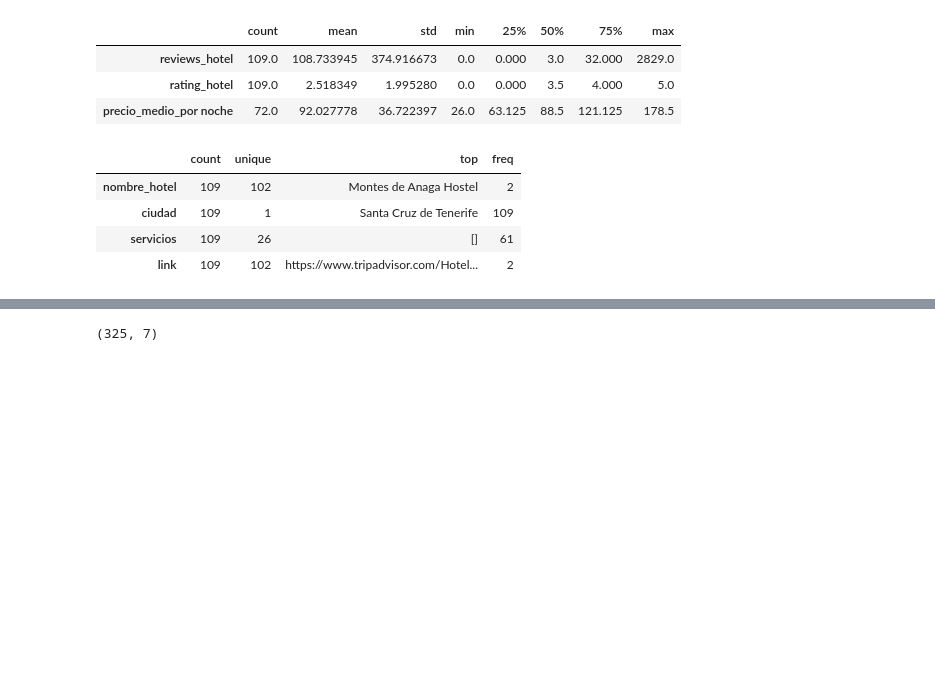
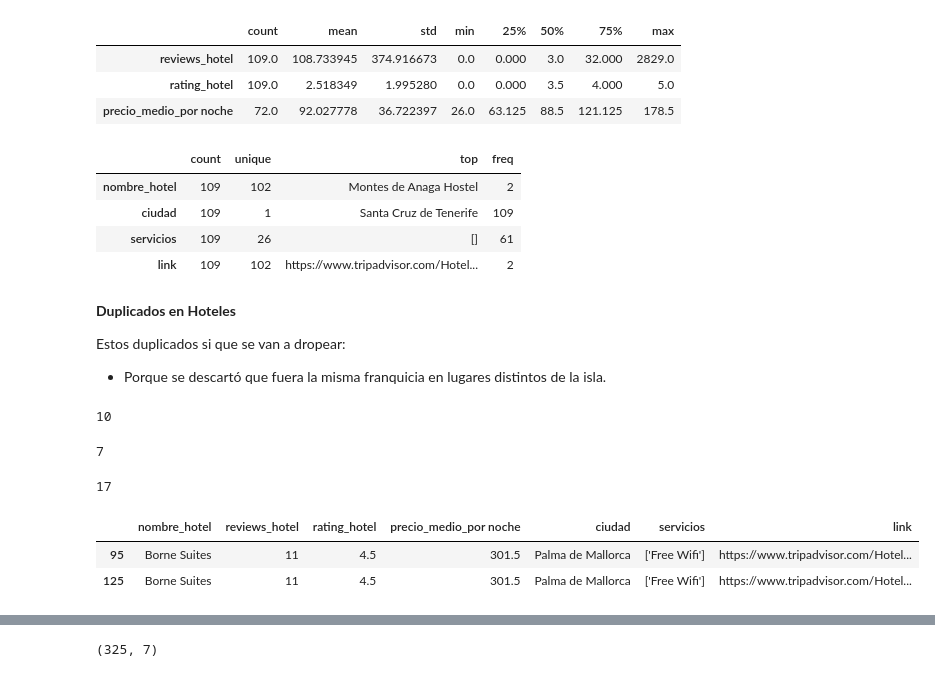
Before and after one commit to jgilsu11/Proyecto3-Explorando-Viajes, a Jupyter notebook: EDA.ipynb, the cells around one changed output, grey strips where cells are left out. Saved outputs shown, nothing was run; the diff lists cells and outputs as text; code cells hidden in the pictures; blank space fills up the shorter version.

```diff
--- a/EDA.ipynb
+++ b/EDA.ipynb
@@ -114,3 +211,28 @@ df_hoteles_tene.describe(include="O").T
 | ciudad | 109 | 1 | Santa Cruz de Tenerife | 109 |
 | servicios | 109 | 26 | [] | 61 |
 | link | 109 | 102 | https://www.tripadvisor.com/Hotel... | 2 |
+# %% [markdown]
+**Duplicados en Hoteles**
+
+Estos duplicados si que se van a dropear:
+
+- Porque se descartó que fuera la misma franquicia en lugares distintos de la isla.
+# %%
+df_hoteles_pmi.duplicated().sum()
+# %% [output]
+10
+# %%
+df_hoteles_tene.duplicated().sum()
+# %% [output]
+7
+# %%
+df_hoteles_total.duplicated().sum()
+# %% [output]
+17
+# %%
+ver_duplicado=df_hoteles_total[df_hoteles_total["nombre_hotel"]== "Borne Suites"]
+ver_duplicado
+# %% [output]
+|  | nombre_hotel | reviews_hotel | rating_hotel | precio_medio_por noche | ciudad | servicios | link |
+| 95 | Borne Suites | 11 | 4.5 | 301.5 | Palma de Mallorca | ['Free Wifi'] | https://www.tripadvisor.com/Hotel... |
+| 125 | Borne Suites | 11 | 4.5 | 301.5 | Palma de Mallorca | ['Free Wifi'] | https://www.tripadvisor.com/Hotel... |
```
Also changed, not shown: parts of 18 cells of this notebook, 3 other files.
